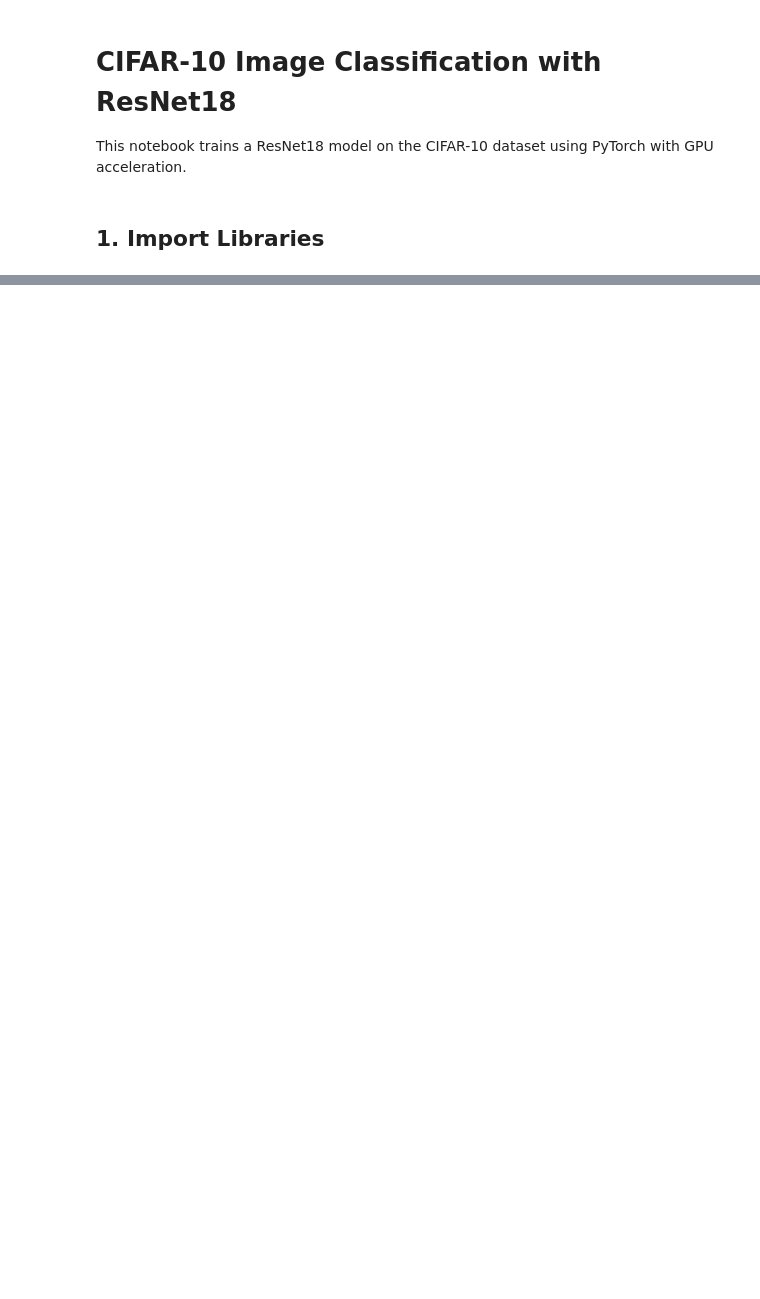
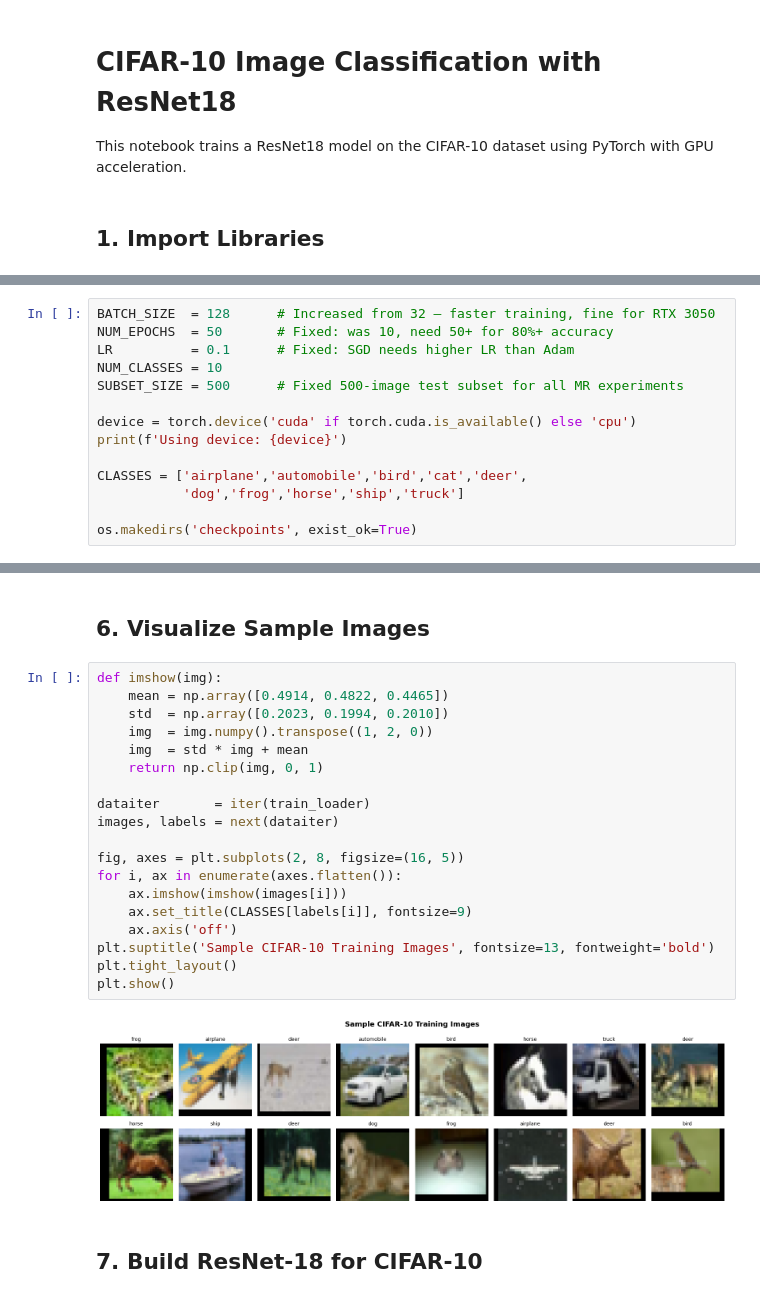
Before and after one commit to sheryyll/MR-Prioritization, a Jupyter notebook: cifar_resnet/cifar10_resnet.ipynb, the cells around one changed output, grey strips where cells are left out. Drawn from its saved outputs; the diff is of its cells as text; blank space fills up the shorter version.

```diff
--- a/cifar_resnet/cifar10_resnet.ipynb
+++ b/cifar_resnet/cifar10_resnet.ipynb
@@ -322,0 +38,14 @@ RuntimeError: Error(s) in loading state_dict for ResNet:
+# %%
+BATCH_SIZE  = 128      # Increased from 32 — faster training, fine for RTX 3050
+NUM_EPOCHS  = 50       # Fixed: was 10, need 50+ for 80%+ accuracy
+LR          = 0.1      # Fixed: SGD needs higher LR than Adam
+NUM_CLASSES = 10
+SUBSET_SIZE = 500      # Fixed 500-image test subset for all MR experiments
+
+device = torch.device('cuda' if torch.cuda.is_available() else 'cpu')
+print(f'Using device: {device}')
+
+CLASSES = ['airplane','automobile','bird','cat','deer',
+           'dog','frog','horse','ship','truck']
+
+os.makedirs('checkpoints', exist_ok=True)
@@ -322,0 +111,25 @@ RuntimeError: Error(s) in loading state_dict for ResNet:
+# %% [markdown]
+## 6. Visualize Sample Images
+# %%
+def imshow(img):
+    mean = np.array([0.4914, 0.4822, 0.4465])
+    std  = np.array([0.2023, 0.1994, 0.2010])
+    img  = img.numpy().transpose((1, 2, 0))
+    img  = std * img + mean
+    return np.clip(img, 0, 1)
+
+dataiter       = iter(train_loader)
+images, labels = next(dataiter)
+
+fig, axes = plt.subplots(2, 8, figsize=(16, 5))
+for i, ax in enumerate(axes.flatten()):
+    ax.imshow(imshow(images[i]))
+    ax.set_title(CLASSES[labels[i]], fontsize=9)
+    ax.axis('off')
+plt.suptitle('Sample CIFAR-10 Training Images', fontsize=13, fontweight='bold')
+plt.tight_layout()
+plt.show()
+# %% [output]
+[figure, added]
+# %% [markdown]
+## 7. Build ResNet-18 for CIFAR-10
```
Also changed, not shown: parts of 47 cells of this notebook, 4 other files.
